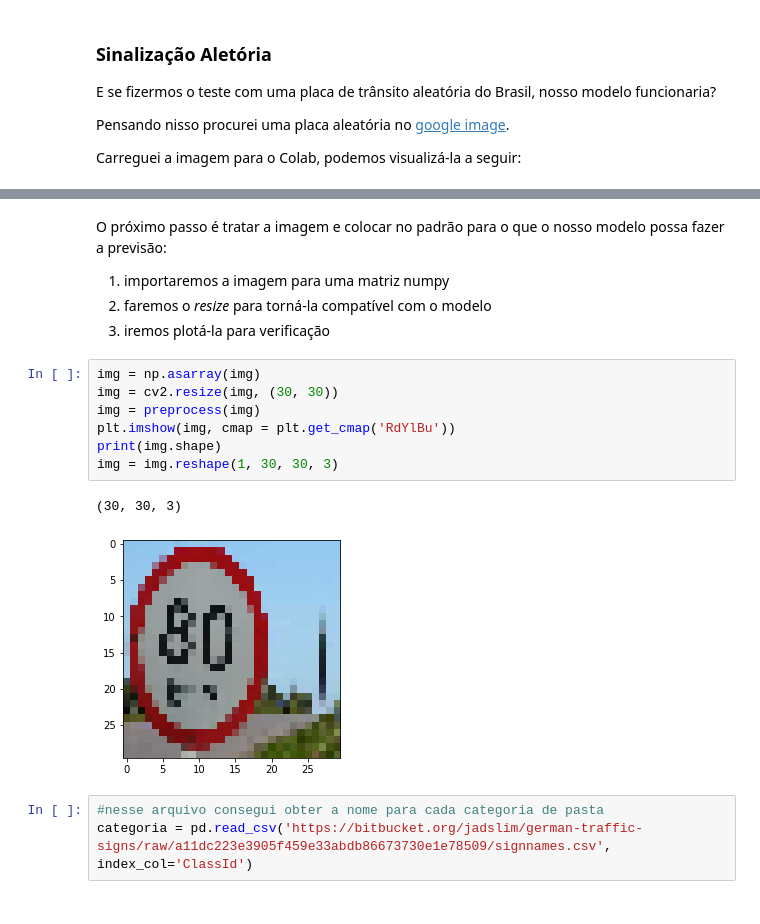
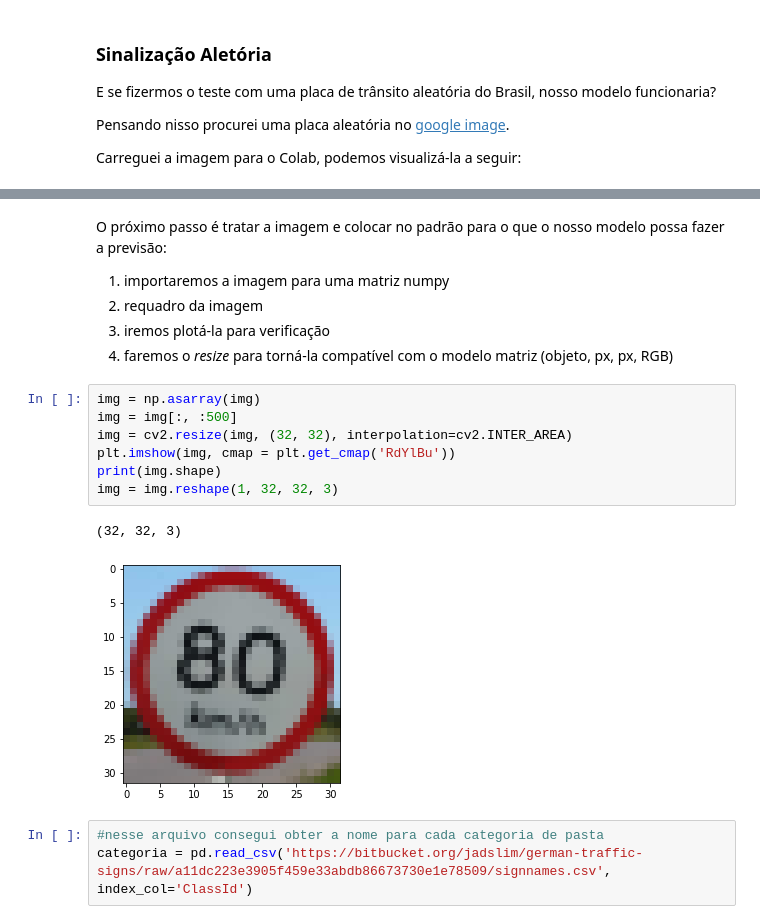
Before and after one commit to mabittar/Portfolio, a Jupyter notebook: Reconhecendo_Sinais_Trânsito.ipynb, the cells around one changed output, grey strips where cells are left out. Drawn from its saved outputs; the diff is of its cells as text.

```diff
--- a/Reconhecendo_Sinais_Trânsito.ipynb
+++ b/Reconhecendo_Sinais_Trânsito.ipynb
@@ -374,18 +374,19 @@ O próximo passo é tratar a imagem e colocar no padrão para o que o nosso mode
 
 
 1.   importaremos a imagem para uma matriz numpy
-2.   faremos o *resize* para torná-la compatível com o modelo
+2.   requadro da imagem
 3.   iremos plotá-la para verificação
+4.   faremos o *resize* para torná-la compatível com o modelo matriz (objeto, px, px, RGB)
 # %%
 img = np.asarray(img)
-img = cv2.resize(img, (30, 30))
-img = preprocess(img)
+img = img[:, :500]
+img = cv2.resize(img, (32, 32), interpolation=cv2.INTER_AREA)
 plt.imshow(img, cmap = plt.get_cmap('RdYlBu'))
 print(img.shape)
-img = img.reshape(1, 30, 30, 3)
+img = img.reshape(1, 32, 32, 3)
 # %% [output]
-(30, 30, 3)
+(32, 32, 3)
-[figure, old version]
+[figure, new version]
 # %%
 #nesse arquivo consegui obter a nome para cada categoria de pasta
 categoria = pd.read_csv('https://bitbucket.org/jadslim/german-traffic-signs/raw/a11dc223e3905f459e33abdb86673730e1e78509/signnames.csv', index_col='ClassId')
```
Also changed, not shown: parts of 9 cells of this notebook.
